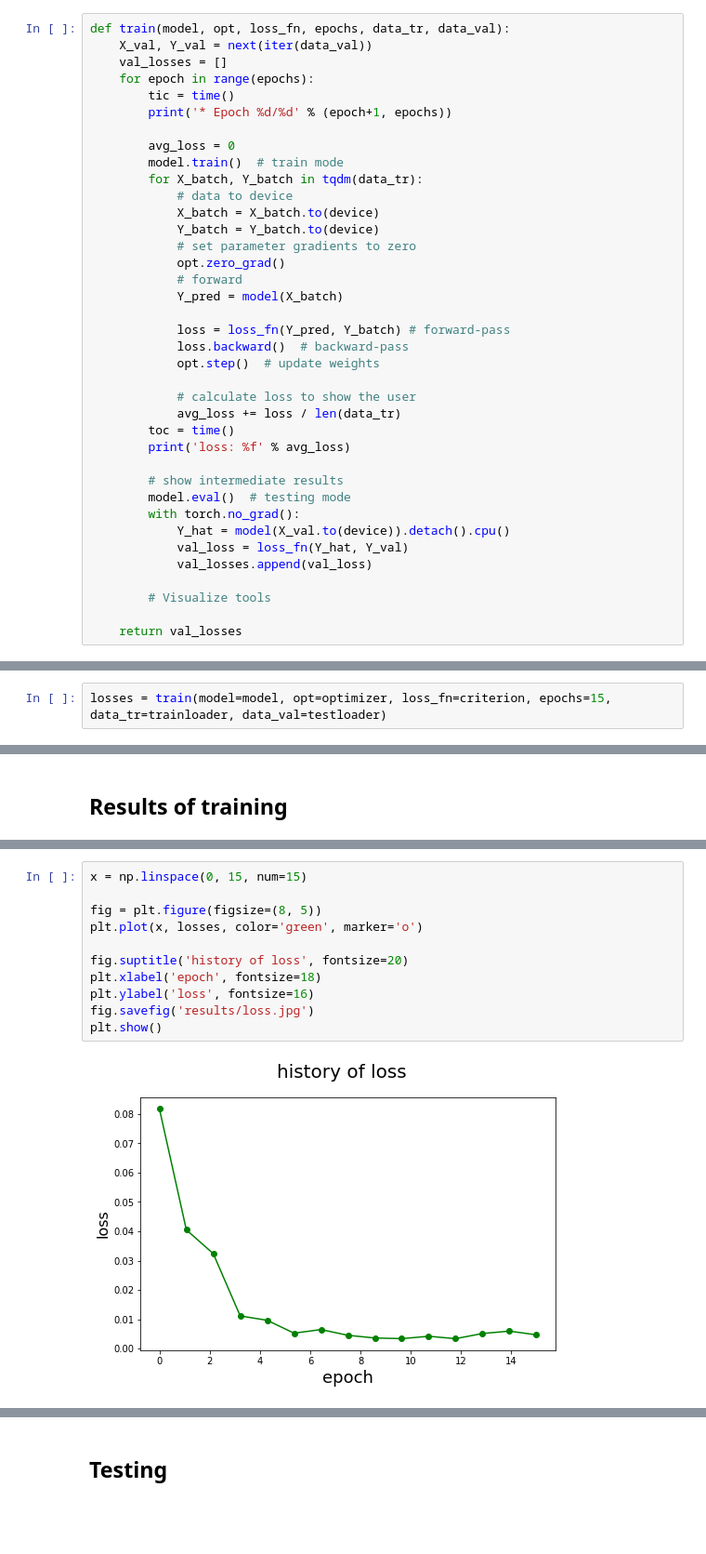
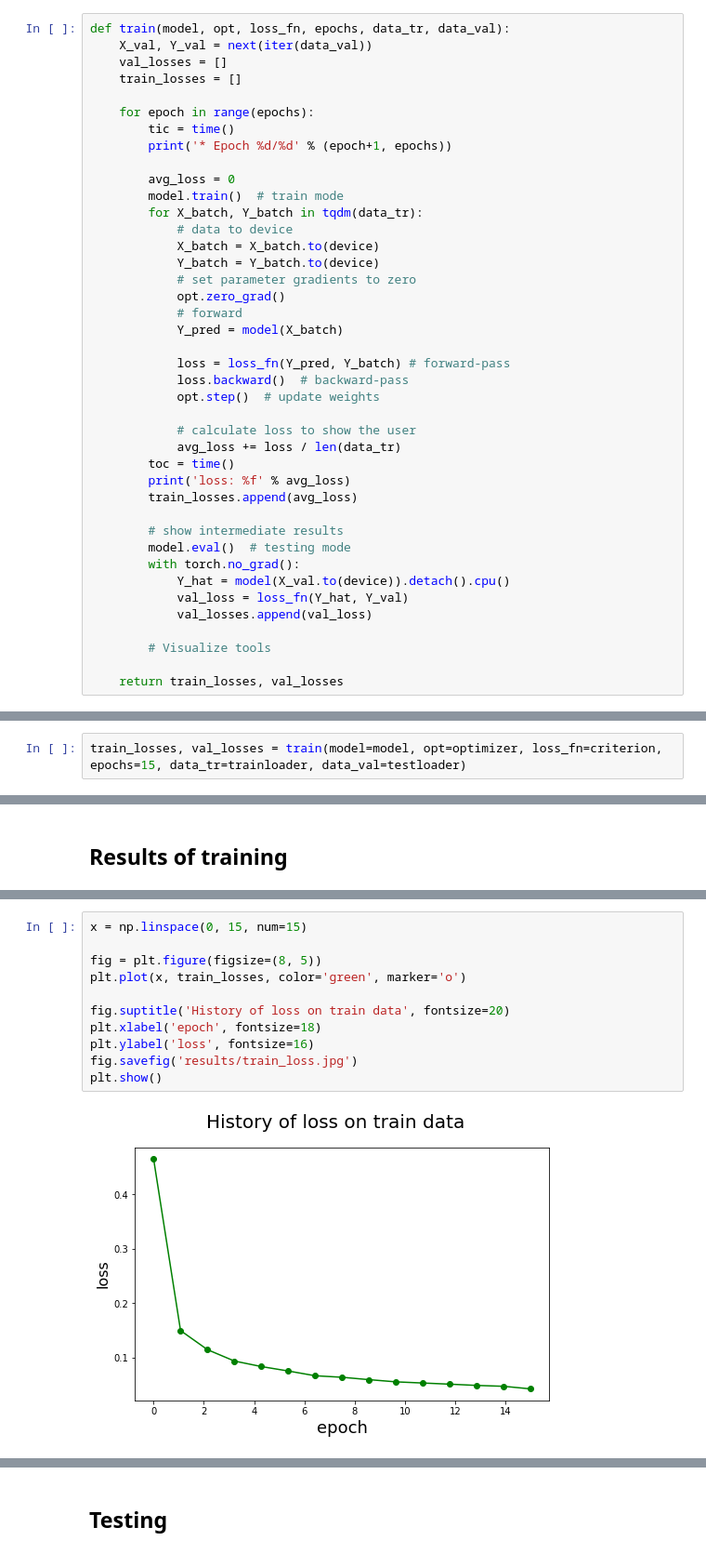
Before and after one commit to pheepa/mnist-cnn, a Jupyter notebook: CNN.ipynb, the cells around one changed output, grey strips where cells are left out. Shown: that part at 93% size. Cells and saved outputs as stored; diff of their text form; blank space fills up the shorter version.

Commit message:
update results

```diff
--- a/CNN.ipynb
+++ b/CNN.ipynb
@@ -96,6 +96,8 @@ torch.manual_seed(random_seed)
 def train(model, opt, loss_fn, epochs, data_tr, data_val):
     X_val, Y_val = next(iter(data_val))
     val_losses = []
+    train_losses = []
+
     for epoch in range(epochs):
         tic = time()
         print('* Epoch %d/%d' % (epoch+1, epochs))
@@ -119,6 +121,7 @@ def train(model, opt, loss_fn, epochs, data_tr, data_val):
             avg_loss += loss / len(data_tr)
         toc = time()
         print('loss: %f' % avg_loss)
+        train_losses.append(avg_loss)
 
         # show intermediate results
         model.eval()  # testing mode
@@ -129,7 +132,7 @@ def train(model, opt, loss_fn, epochs, data_tr, data_val):
 
         # Visualize tools
 
-    return val_losses
+    return train_losses, val_losses
 # %%
 model = Net().to(device)
 # criterion = nn.NLLLoss()
@@ -148,6 +151,6 @@ Net(
   (fc1): Linear(in_features=128, out_features=10, bias=True)
 )
 # %%
-losses = train(model=model, opt=optimizer, loss_fn=criterion, epochs=15, data_tr=trainloader, data_val=testloader)
+train_losses, val_losses = train(model=model, opt=optimizer, loss_fn=criterion, epochs=15, data_tr=trainloader, data_val=testloader)
 # %% [output]
 * Epoch 1/15
@@ -179,13 +184,13 @@ loss: 0.057270
 # %%
 x = np.linspace(0, 15, num=15)
 
 fig = plt.figure(figsize=(8, 5))
-plt.plot(x, losses, color='green', marker='o')
+plt.plot(x, train_losses, color='green', marker='o')
 
-fig.suptitle('history of loss', fontsize=20)
+fig.suptitle('History of loss on train data', fontsize=20)
 plt.xlabel('epoch', fontsize=18)
 plt.ylabel('loss', fontsize=16)
-fig.savefig('results/loss.jpg')
+fig.savefig('results/train_loss.jpg')
 plt.show()
 # %% [output]
-[figure, old version]
+[figure, new version]
```
Also changed, not shown: parts of 4 cells of this notebook, 5 other files.
